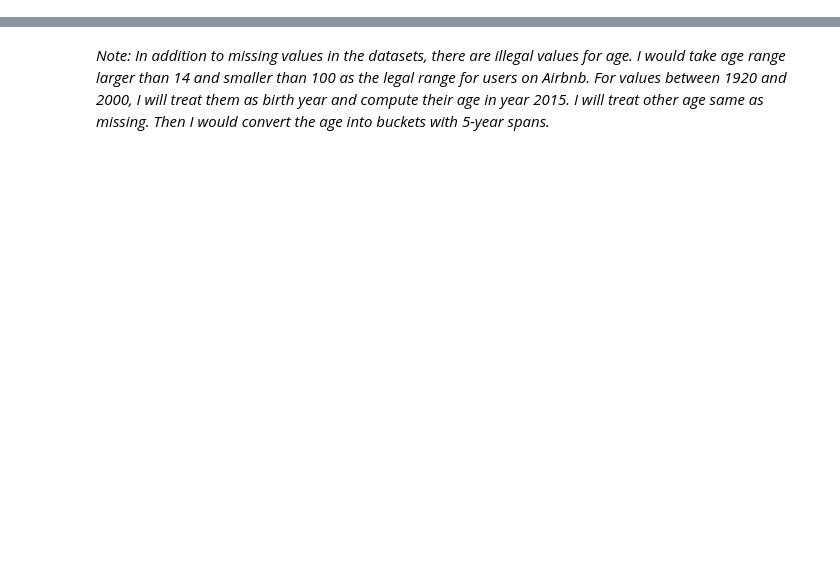
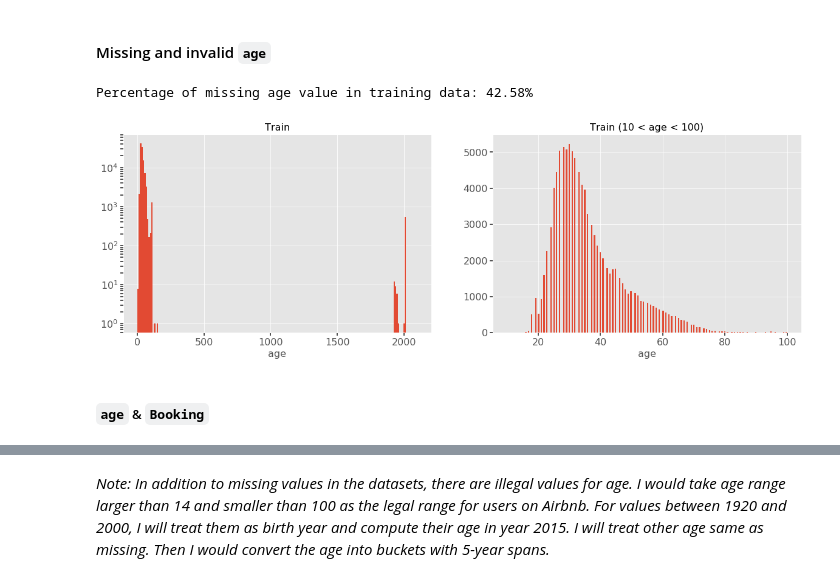
Before and after one commit to xingliuUT/History-Kaggle-Airbnb, a Jupyter notebook: demo.ipynb, the cells around one changed output, grey strips where cells are left out. Drawn from its saved outputs; the diff is of its cells as text; code cells hidden in the pictures; blank space fills up the shorter version.

```diff
--- a/demo.ipynb
+++ b/demo.ipynb
@@ -398,0 +60,2 @@ ax[1, 1].set_xlabel('age', fontsize = 16);
+# %%
+users_data = pd.read_csv("airbnb_short.csv")
@@ -398,0 +120,4 @@ ax[1, 1].set_xlabel('age', fontsize = 16);
+# %%
+label_encoder = LabelEncoder()
+users_data.loc[:, 'Booking'] = label_encoder.fit_transform(users_data['Booking'])
+country_code_map=dict(zip(label_encoder.classes_, label_encoder.transform(label_encoder.classes_)))
@@ -398,0 +145,22 @@ ax[1, 1].set_xlabel('age', fontsize = 16);
+# %% [markdown]
+#### Missing and invalid `age`
+# %%
+print("Percentage of missing age value in training data: {:.2f}%".format(sum(users_data.age.isnull())/num_rows * 100.))
+# %% [output]
+Percentage of missing age value in training data: 42.58%
+# %%
+fig, ax = plt.subplots(nrows = 1, ncols = 2, figsize = (20, 6), sharex = False, sharey = False)
+ax[0].hist(users_data.age, range = (0, 2100), log = True, bins = 200, normed = False);
+ax[0].tick_params(axis='both',which='both',labelsize=16,\
+        length=5,width=2,direction='out');
+ax[0].set_title('Train', fontsize = 16);
+ax[0].set_xlabel('age', fontsize = 16);
+ax[1].hist(users_data.age, range = (10, 100), log = False, bins = 200, normed = False);
+ax[1].tick_params(axis='both',which='both',labelsize=16,\
+        length=5,width=2,direction='out');
+ax[1].set_title('Train (10 < age < 100)', fontsize = 16);
+ax[1].set_xlabel('age', fontsize = 16);
+# %% [output]
+[figure, added]
+# %% [markdown]
+##### `age` & `Booking`
```
Also changed, not shown: parts of 137 cells of this notebook.
